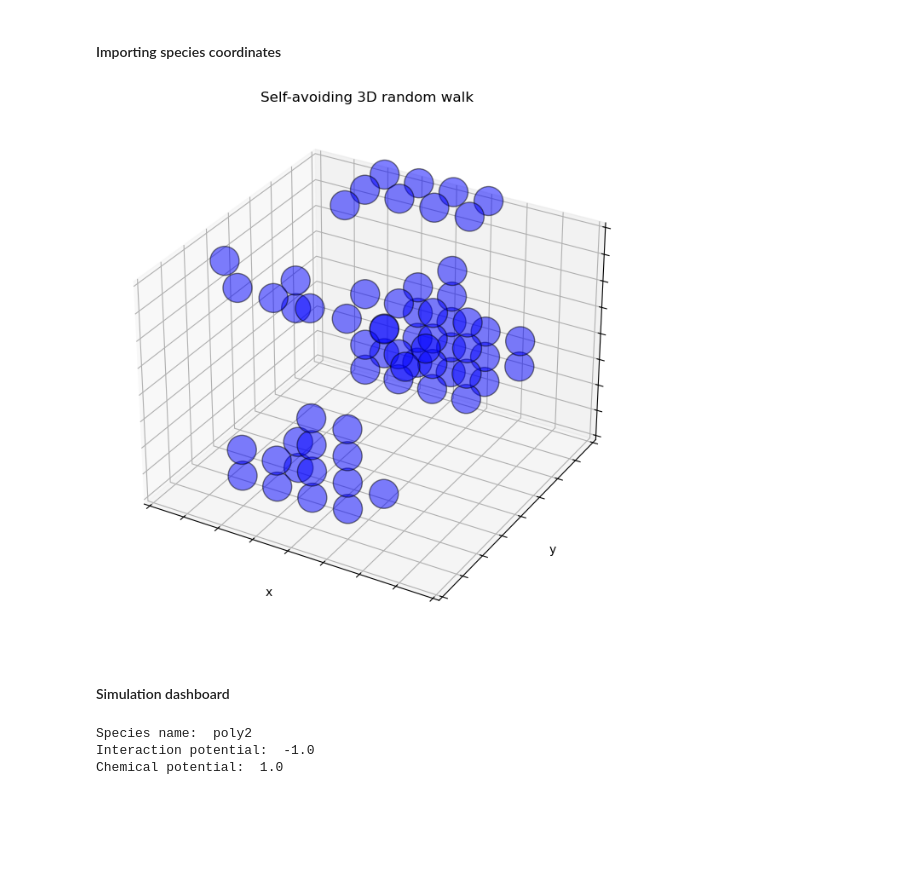
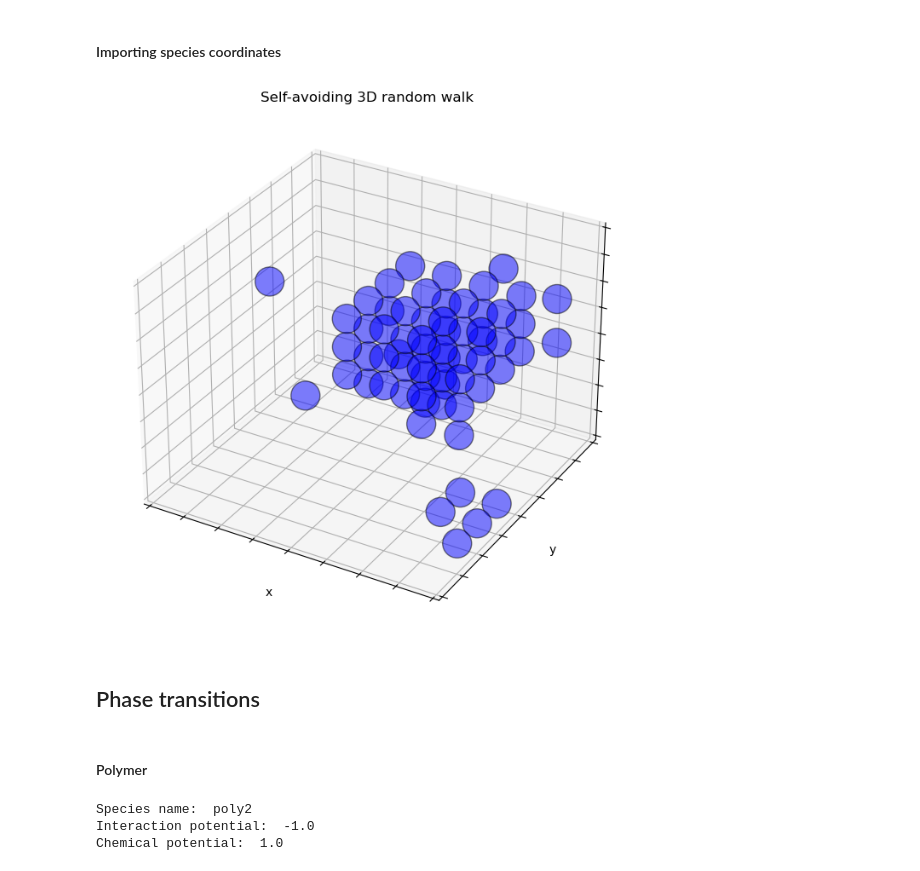
Before and after one commit to ta-rekt/Droplet, a Jupyter notebook: viz.ipynb, the cells around one changed output. Cells and saved outputs as stored; diff of their text form; code cells hidden in the pictures; blank space fills up the shorter version.

Commit message:
bulk phase separation experiment

```diff
--- a/viz.ipynb
+++ b/viz.ipynb
@@ -50,36 +50,38 @@ plt.show()
 #### Importing species coordinates
 # %%
 # import json data
-dirname = "20251028/test_frame100"
+dirname = "20251028/test_frame26"
 # dirname = "20250924/testpoly"
 slist = json.load(open("data/"+dirname+".json"))
 
 # Scatterplot with circles at sites with a 1
 fig = plt.figure(figsize=(12, 8))
 ax = fig.add_subplot(111, projection='3d')
 
 for key, val in slist.items():
     x, y, z = val["coords"]
 
     # if val["name"][:4] == "poly":
     #     ax.scatter(x, y, z, s=60, c='red', marker='o', edgecolor="black", alpha=1)
 
     if val["name"][:4] == "bulk":
         ax.scatter(x, y, z, s=600, c='blue', marker='o', edgecolor="black", alpha=0.5)
 
 ax.set_title('Self-avoiding 3D random walk')
 ax.set_xlabel('x')
 ax.set_ylabel('y')
 ax.set_zlabel('z')
 ax.set_xlim(0, slist["2"]["boxlength"])
 ax.set_ylim(0, slist["2"]["boxlength"])
 ax.set_zlim(0, slist["2"]["boxlength"])
 ax.set_xticklabels('')
 ax.set_yticklabels('')
 ax.set_zticklabels('')
 plt.show()
 # %% [output]
-[figure, old version]
+[figure, new version]
 # %% [markdown]
-#### Simulation dashboard
+## Phase transitions
+# %% [markdown]
+#### Polymer
 # %%
```
Also changed, not shown: parts of 5 cells of this notebook, 5 other files.
